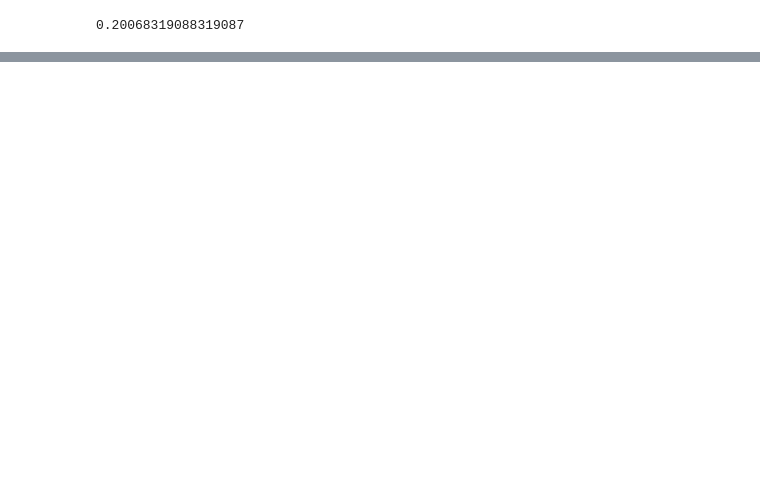
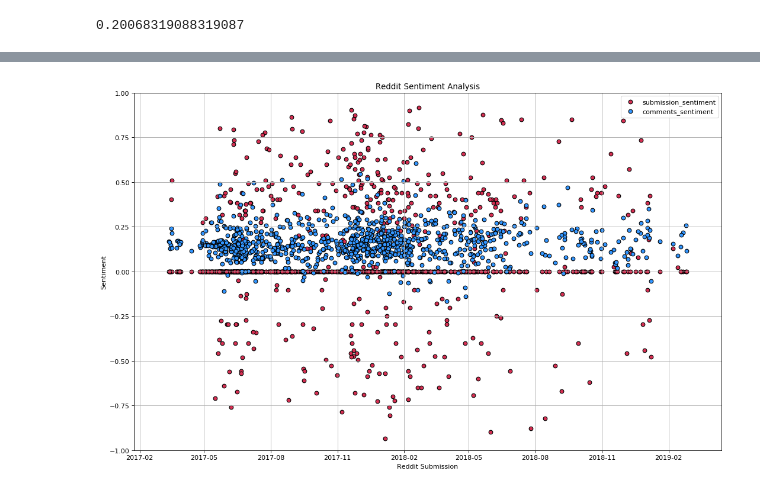
Before and after one commit to kyjohnson92/Sentiment_Analysis_Crypto, a Jupyter notebook: Reddit_Sentiment_Analysis.ipynb, the cells around one changed output, grey strips where cells are left out. Drawn from its saved outputs; the diff is of its cells as text; code cells hidden in the pictures; blank space fills up the shorter version.

```diff
--- a/Reddit_Sentiment_Analysis.ipynb
+++ b/Reddit_Sentiment_Analysis.ipynb
@@ -109,0 +63,3 @@ comment_compound
+# %%
+reddit_data = topics_data
+reddit_data.DateTimeIndex = reddit_data.timestamp
@@ -109,0 +99,13 @@ comment_compound
+# %%
+fig=plt.figure(figsize=(16, 10), dpi= 80, facecolor='w', edgecolor='k')
+plt.scatter(x=reddit_data.index, y = reddit_data['submission_sentiment'], color = '#D52F52', edgecolors='black')
+plt.scatter(x=reddit_data.index, y = reddit_data['comments_sentiment'], color = '#3396FF',edgecolors='black')
+plt.ylim([-1, 1])
+plt.grid(True)
+plt.title("Reddit Sentiment Analysis")
+plt.xlabel("Reddit Submission")
+plt.ylabel("Sentiment")
+plt.legend()
+plt.show()
+# %% [output]
+[figure, added]
```
Also changed, not shown: parts of 13 cells of this notebook, 5 other files.
